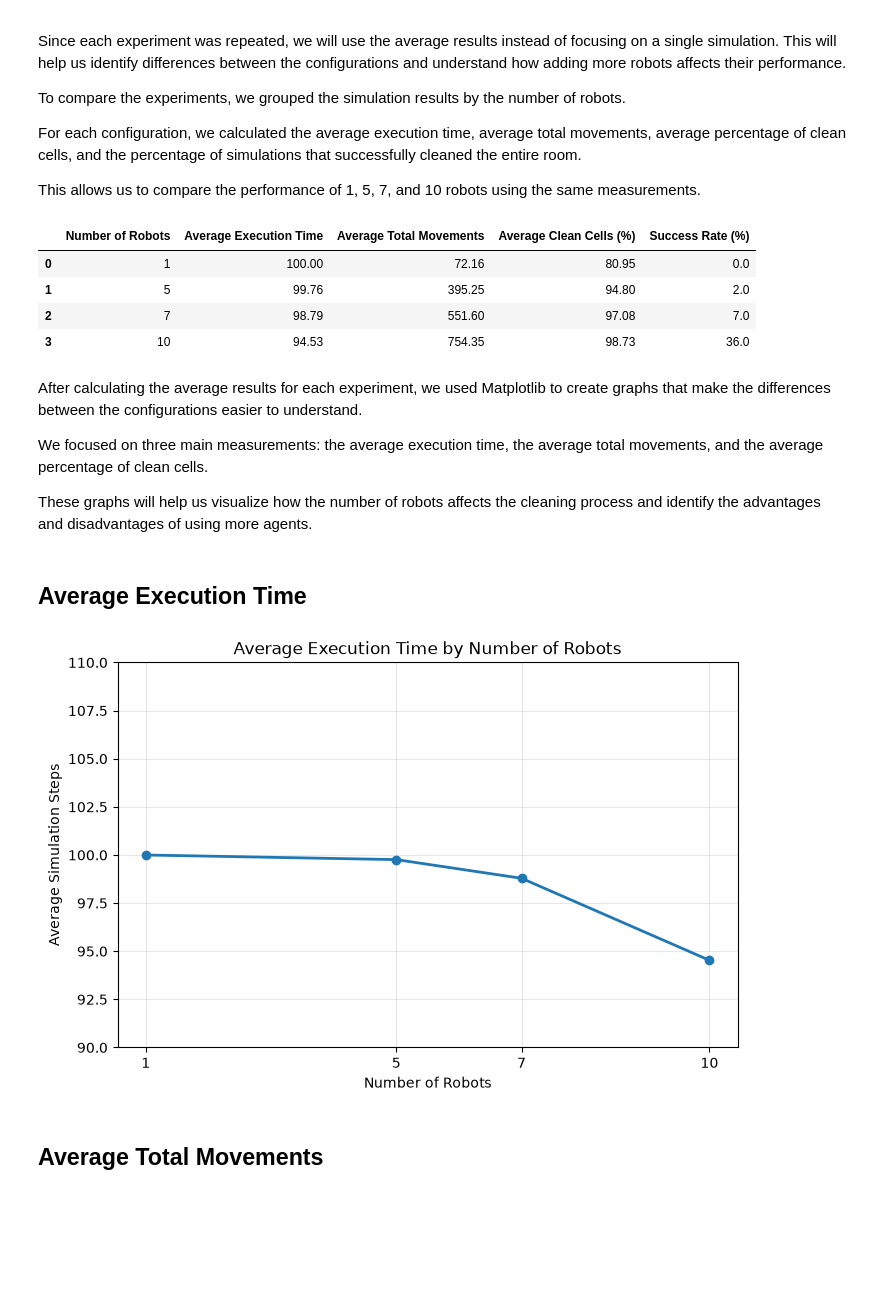
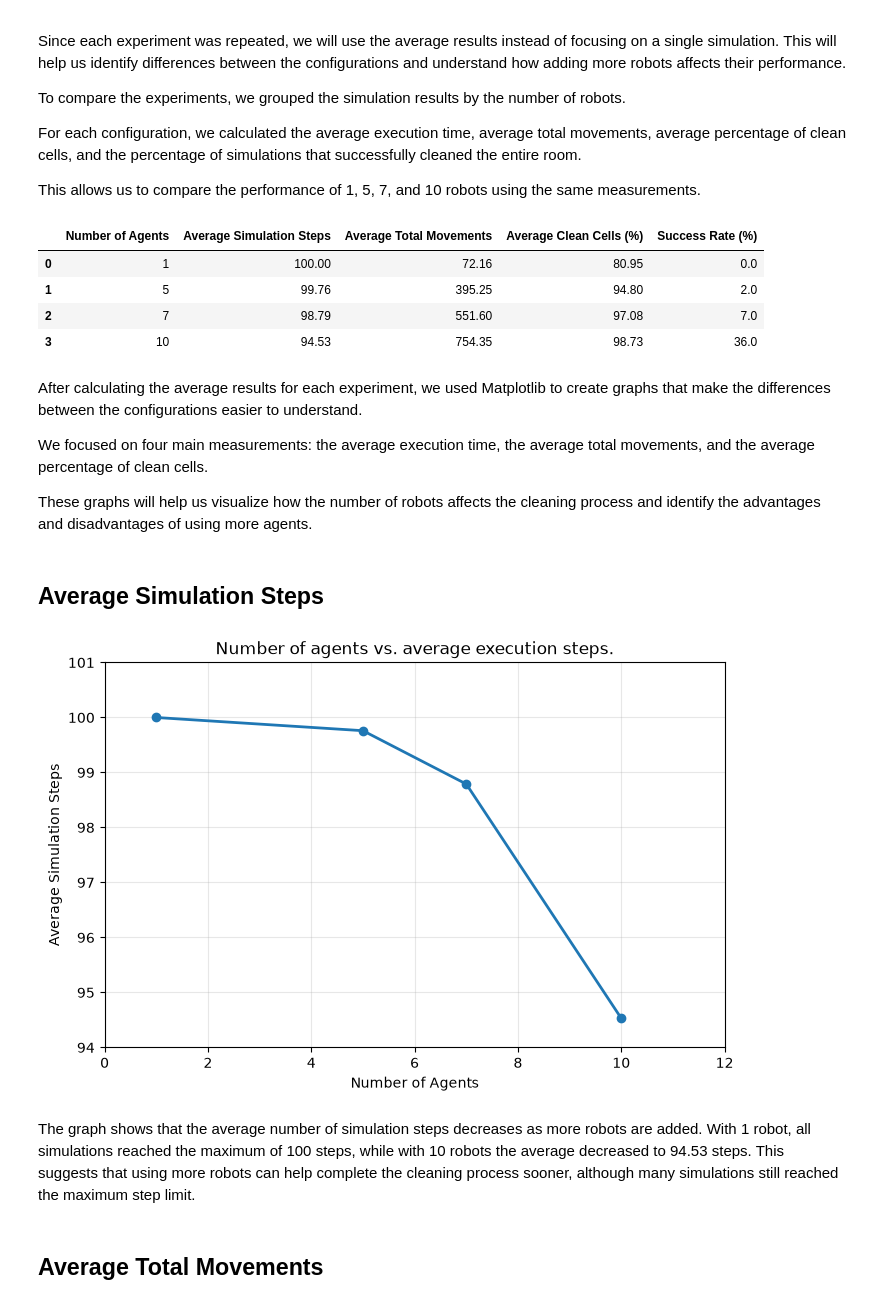
Before and after one commit to Adrisandoval2006/M1-Activity, a Jupyter notebook: Analysis.ipynb, the cells around one changed output. Cells and saved outputs as stored; diff of their text form; code cells hidden in the pictures; blank space fills up the shorter version.

```diff
--- a/Analysis.ipynb
+++ b/Analysis.ipynb
@@ -203,8 +203,8 @@ results["successRate"] = results["successRate"] * 100
 results = results.round(2)
 
 results = results.rename(columns={
-    "numAgents": "Number of Robots",
-    "averageTime": "Average Execution Time",
+    "numAgents": "Number of Agents",
+    "averageTime": "Average Simulation Steps",
     "averageMoves": "Average Total Movements",
     "averageCleanPercentage": "Average Clean Cells (%)",
     "successRate": "Success Rate (%)"
@@ -212,7 +212,7 @@ results = results.rename(columns={
 
 display(results)
 # %% [output]
-|  | Number of Robots | Average Execution Time | Average Total Movements | Average Clean Cells (%) | Success Rate (%) |
+|  | Number of Agents | Average Simulation Steps | Average Total Movements | Average Clean Cells (%) | Success Rate (%) |
 | 0 | 1 | 100.00 | 72.16 | 80.95 | 0.0 |
 | 1 | 5 | 99.76 | 395.25 | 94.80 | 2.0 |
 | 2 | 7 | 98.79 | 551.60 | 97.08 | 7.0 |
@@ -220,33 +220,33 @@ display(results)
 # %% [markdown]
 After calculating the average results for each experiment, we used Matplotlib to create graphs that make the differences between the configurations easier to understand.
 
-We focused on three main measurements: the average execution time, the average total movements, and the average percentage of clean cells.
+We focused on four main measurements: the average execution time, the average total movements, and the average percentage of clean cells.
 
 These graphs will help us visualize how the number of robots affects the cleaning process and identify the advantages and disadvantages of using more agents.
 # %% [markdown]
-## Average Execution Time
+## Average Simulation Steps
 # %%
 import matplotlib.pyplot as plt
 
 plt.figure(figsize=(8, 5))
+plt.plot(results['Number of Agents'], results['Average Execution Time'], marker='o', linewidth=2)
 
-plt.plot(
-    results["Number of Robots"],
-    results["Average Execution Time"],
-    marker="o",
-    linewidth=2
-)
+plt.title('Number of agents vs. average execution steps.')
+plt.xlabel('Number of Agents')
+plt.ylabel('Average Simulation Steps')
 
-plt.title("Average Execution Time by Number of Robots")
-plt.xlabel("Number of Robots")
-plt.ylabel("Average Simulation Steps")
-plt.xticks(results["Number of Robots"])
-plt.ylim(90, 110)
+plt.xlim(0, 12)
+plt.xticks(range(0, 13, 2))
+
+plt.ylim(94, 101)
+plt.yticks(range(94, 102, 1))
+
 plt.grid(True, alpha=0.3)
-
 plt.show()
 # %% [output]
-[figure, old version]
+[figure, new version]
+# %% [markdown]
+The graph shows that the average number of simulation steps decreases as more robots are added. With 1 robot, all simulations reached the maximum of 100 steps, while with 10 robots the average decreased to 94.53 steps. This suggests that using more robots can help complete the cleaning process sooner, although many simulations still reached the maximum step limit.
 # %% [markdown]
 ## Average Total Movements
 # %%
```
Also changed, not shown: parts of 9 cells of this notebook, 2 other files.
